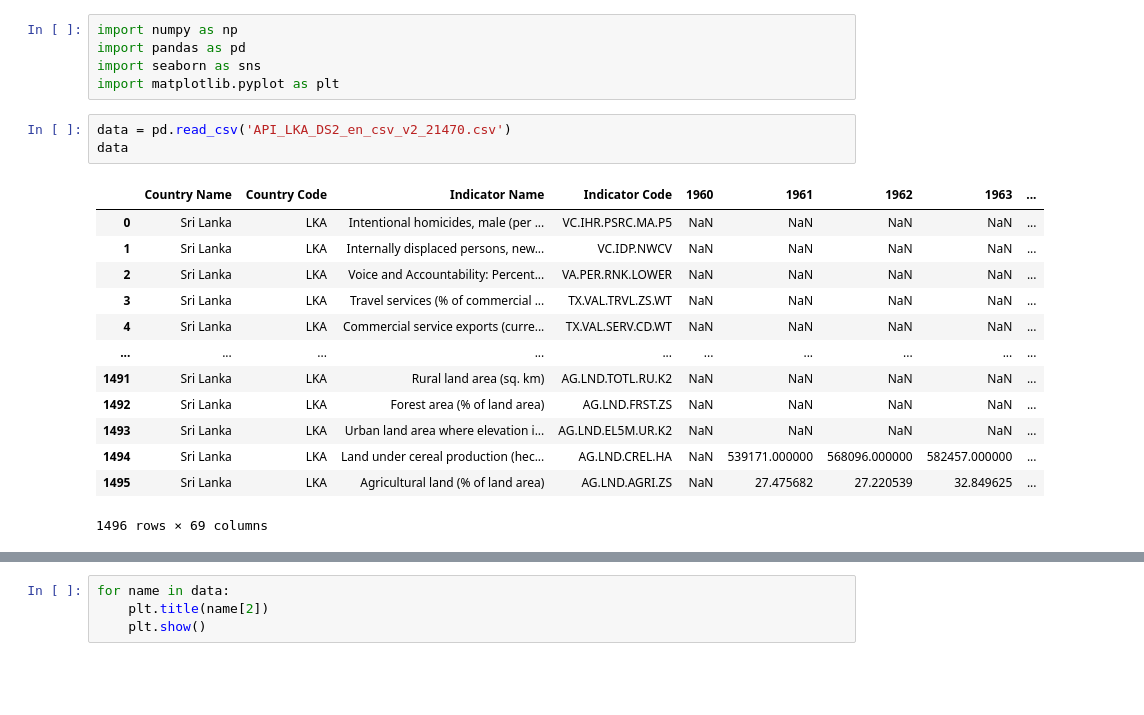
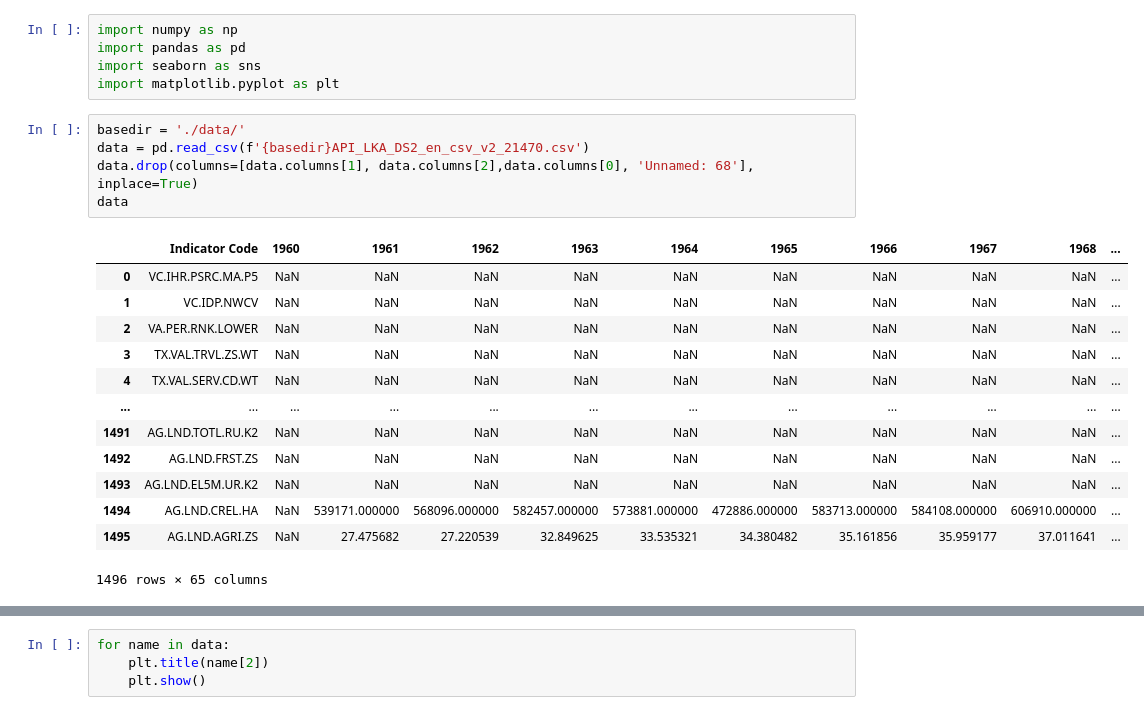
Before and after one commit to IchChefDuNixx/SriLankaEconomy, a Jupyter notebook: SriLanka.ipynb, the cells around one changed output, grey strips where cells are left out. Saved outputs shown, nothing was run; the diff lists cells and outputs as text; blank space fills up the shorter version.

```diff
--- a/SriLanka.ipynb
+++ b/SriLanka.ipynb
@@ -4,20 +4,22 @@ import pandas as pd
 import seaborn as sns
 import matplotlib.pyplot as plt
 # %%
-data = pd.read_csv('API_LKA_DS2_en_csv_v2_21470.csv')
+basedir = './data/'
+data = pd.read_csv(f'{basedir}API_LKA_DS2_en_csv_v2_21470.csv')
+data.drop(columns=[data.columns[1], data.columns[2],data.columns[0], 'Unnamed: 68'], inplace=True)
 data
 # %% [output]
-|  | Country Name | Country Code | Indicator Name | Indicator Code | 1960 | 1961 | 1962 | 1963 | ... |
-| 0 | Sri Lanka | LKA | Intentional homicides, male (per ... | VC.IHR.PSRC.MA.P5 | NaN | NaN | NaN | NaN | ... |
-| 1 | Sri Lanka | LKA | Internally displaced persons, new... | VC.IDP.NWCV | NaN | NaN | NaN | NaN | ... |
-| 2 | Sri Lanka | LKA | Voice and Accountability: Percent... | VA.PER.RNK.LOWER | NaN | NaN | NaN | NaN | ... |
-| 3 | Sri Lanka | LKA | Travel services (% of commercial ... | TX.VAL.TRVL.ZS.WT | NaN | NaN | NaN | NaN | ... |
-| 4 | Sri Lanka | LKA | Commercial service exports (curre... | TX.VAL.SERV.CD.WT | NaN | NaN | NaN | NaN | ... |
-| ... | ... | ... | ... | ... | ... | ... | ... | ... | ... |
-| 1491 | Sri Lanka | LKA | Rural land area (sq. km) | AG.LND.TOTL.RU.K2 | NaN | NaN | NaN | NaN | ... |
-| 1492 | Sri Lanka | LKA | Forest area (% of land area) | AG.LND.FRST.ZS | NaN | NaN | NaN | NaN | ... |
-| 1493 | Sri Lanka | LKA | Urban land area where elevation i... | AG.LND.EL5M.UR.K2 | NaN | NaN | NaN | NaN | ... |
-| 1494 | Sri Lanka | LKA | Land under cereal production (hec... | AG.LND.CREL.HA | NaN | 539171.000000 | 568096.000000 | 582457.000000 | ... |
-| 1495 | Sri Lanka | LKA | Agricultural land (% of land area) | AG.LND.AGRI.ZS | NaN | 27.475682 | 27.220539 | 32.849625 | ... |
+|  | Indicator Code | 1960 | 1961 | 1962 | 1963 | 1964 | 1965 | 1966 | 1967 | 1968 | ... |
+| 0 | VC.IHR.PSRC.MA.P5 | NaN | NaN | NaN | NaN | NaN | NaN | NaN | NaN | NaN | ... |
+| 1 | VC.IDP.NWCV | NaN | NaN | NaN | NaN | NaN | NaN | NaN | NaN | NaN | ... |
+| 2 | VA.PER.RNK.LOWER | NaN | NaN | NaN | NaN | NaN | NaN | NaN | NaN | NaN | ... |
+| 3 | TX.VAL.TRVL.ZS.WT | NaN | NaN | NaN | NaN | NaN | NaN | NaN | NaN | NaN | ... |
+| 4 | TX.VAL.SERV.CD.WT | NaN | NaN | NaN | NaN | NaN | NaN | NaN | NaN | NaN | ... |
+| ... | ... | ... | ... | ... | ... | ... | ... | ... | ... | ... | ... |
+| 1491 | AG.LND.TOTL.RU.K2 | NaN | NaN | NaN | NaN | NaN | NaN | NaN | NaN | NaN | ... |
+| 1492 | AG.LND.FRST.ZS | NaN | NaN | NaN | NaN | NaN | NaN | NaN | NaN | NaN | ... |
+| 1493 | AG.LND.EL5M.UR.K2 | NaN | NaN | NaN | NaN | NaN | NaN | NaN | NaN | NaN | ... |
+| 1494 | AG.LND.CREL.HA | NaN | 539171.000000 | 568096.000000 | 582457.000000 | 573881.000000 | 472886.000000 | 583713.000000 | 584108.000000 | 606910.000000 | ... |
+| 1495 | AG.LND.AGRI.ZS | NaN | 27.475682 | 27.220539 | 32.849625 | 33.535321 | 34.380482 | 35.161856 | 35.959177 | 37.011641 | ... |
-1496 rows × 69 columns
+1496 rows × 65 columns
 # %%
```
Also changed, not shown: parts of 1 cell of this notebook.
